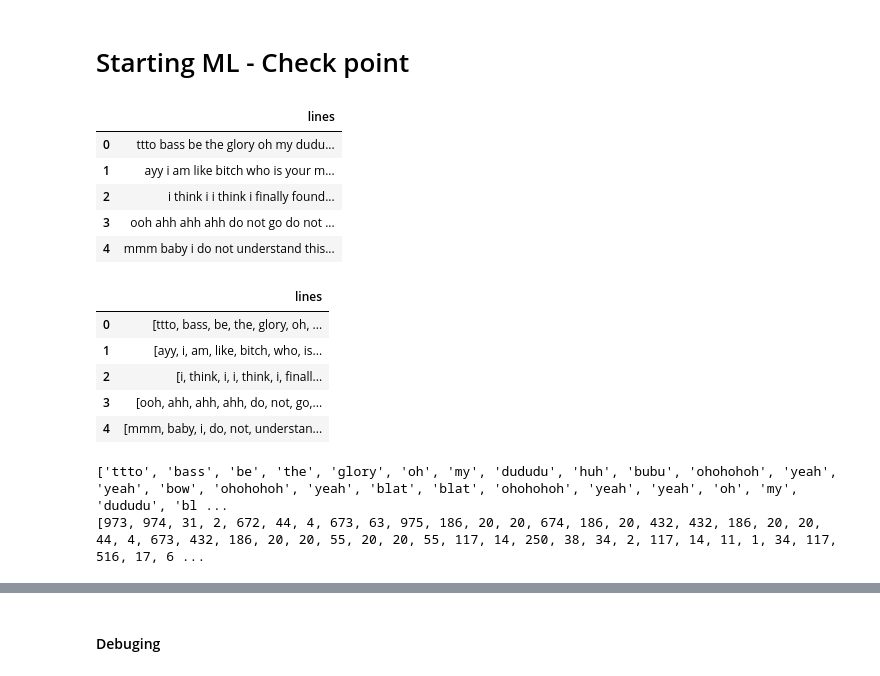
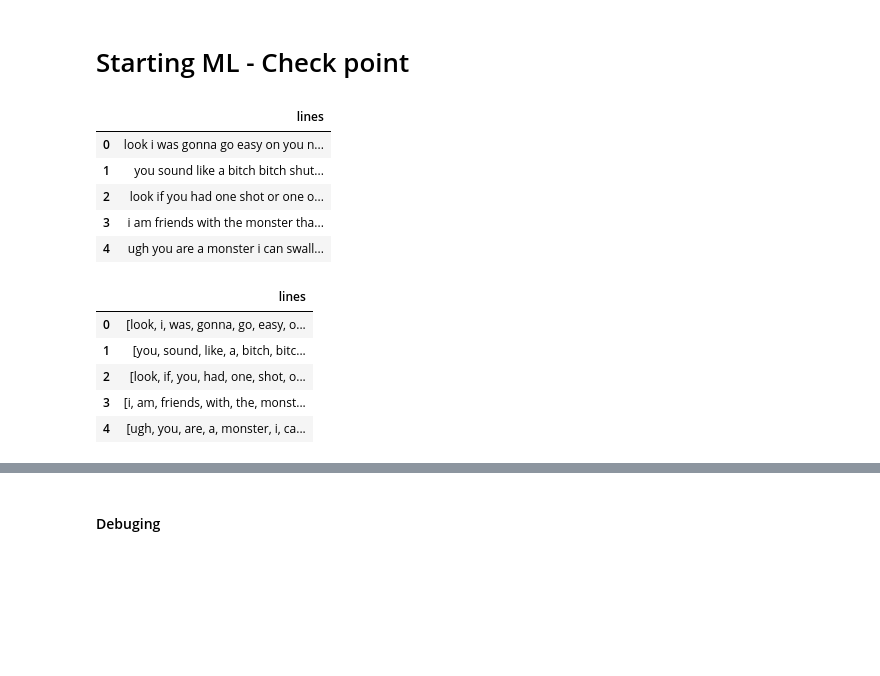
Before and after one commit to alik604/eminem_lyrics_generator, a Jupyter notebook: eminem_lyrics_generator_LSTM_&_HMM_Alik604.ipynb, the cells around one changed output, grey strips where cells are left out. Drawn from its saved outputs; the diff is of its cells as text; code cells hidden in the pictures; blank space fills up the shorter version.

```diff
--- a/eminem_lyrics_generator_LSTM_&_HMM_Alik604.ipynb
+++ b/eminem_lyrics_generator_LSTM_&_HMM_Alik604.ipynb
@@ -90,27 +97,41 @@ InteractiveShell.ast_node_interactivity = "all"
 # %% [markdown]
 # Starting ML - Check point
 # %%
-# lines = pd.read_csv('https://github.com/alik604/eminem_lyrics_generator/raw/master/data/preprocessed_data_eminem.csv',index_col=0)
-lines = pd.read_csv('https://raw.githubusercontent.com/alik604/eminem_lyrics_generator/master/data/preprocessed_data_xxxtentacion.csv',index_col=0)
+## Eminem
+lines = pd.read_csv('https://github.com/alik604/eminem_lyrics_generator/raw/master/data/preprocessed_data_eminem.csv',index_col=0)
+
+## XXXTentacion
+# lines = pd.read_csv('https://raw.githubusercontent.com/alik604/eminem_lyrics_generator/master/data/preprocessed_data_xxxtentacion.csv',index_col=0)
+
+## Treasure Island
+# raw_text_lower = requests.get("https://data.heatonresearch.com/data/t81-558/text/treasure_island.txt").text.lower()
+# processed_text = re.sub(r'[^\x00-\x7f]',r'', raw_text_lower)
+# processed_text = clean_text(processed_text)
+# # processed_text
+# lines = pd.DataFrame(processed_text.split(".")[270:], columns=["lines"])
+# print(lines.shape)
+# lines.drop_duplicates(inplace=True)
+# print(lines.shape)
+
 
 lines.head(5)
 # %% [output]
 |  | lines |
-| 0 | ttto bass be the glory oh my dudu... |
-| 1 | ayy i am like bitch who is your m... |
-| 2 | i think i i think i finally found... |
-| 3 | ooh ahh ahh ahh do not go do not ... |
-| 4 | mmm baby i do not understand this... |
+| 0 | look i was gonna go easy on you n... |
+| 1 | you sound like a bitch bitch shut... |
+| 2 | look if you had one shot or one o... |
+| 3 | i am friends with the monster tha... |
+| 4 | ugh you are a monster i can swall... |
 # %%
 lines.lines = lines.lines.apply(lambda line: line.split())
 lines.head(5)
 # %% [output]
 |  | lines |
-| 0 | [ttto, bass, be, the, glory, oh, ... |
-| 1 | [ayy, i, am, like, bitch, who, is... |
-| 2 | [i, think, i, i, think, i, finall... |
-| 3 | [ooh, ahh, ahh, ahh, do, not, go,... |
-| 4 | [mmm, baby, i, do, not, understan... |
+| 0 | [look, i, was, gonna, go, easy, o... |
+| 1 | [you, sound, like, a, bitch, bitc... |
+| 2 | [look, if, you, had, one, shot, o... |
+| 3 | [i, am, friends, with, the, monst... |
+| 4 | [ugh, you, are, a, monster, i, ca... |
 # %%
 x_train = [line[:-1] for line in lines.lines]
 y_train = [line[1:] for line in lines.lines]
@@ -121,13 +142,10 @@ from tensorflow.keras.preprocessing.sequence import pad_sequences
 tokenizer = Tokenizer()
 tokenizer.fit_on_texts(lines.lines)
 # %%
-print(x_train[0])
+# print(x_train[0])
 x_train = tokenizer.texts_to_sequences(x_train)
 y_train = tokenizer.texts_to_sequences(y_train)
-print(x_train[0])
+# print(x_train[0])
-# %% [output]
-['ttto', 'bass', 'be', 'the', 'glory', 'oh', 'my', 'dududu', 'huh', 'bubu', 'ohohohoh', 'yeah', 'yeah', 'bow', 'ohohohoh', 'yeah', 'blat', 'blat', 'ohohohoh', 'yeah', 'yeah', 'oh', 'my', 'dududu', 'bl ...
-[973, 974, 31, 2, 672, 44, 4, 673, 63, 975, 186, 20, 20, 674, 186, 20, 432, 432, 186, 20, 20, 44, 4, 673, 432, 186, 20, 20, 55, 20, 20, 55, 117, 14, 250, 38, 34, 2, 117, 14, 11, 1, 34, 117, 516, 17, 6 ...
 # %%
 word2idx = tokenizer.word_index
 idx2word = {value: key for key, value in word2idx.items()}
```
Also changed, not shown: parts of 28 cells of this notebook.
